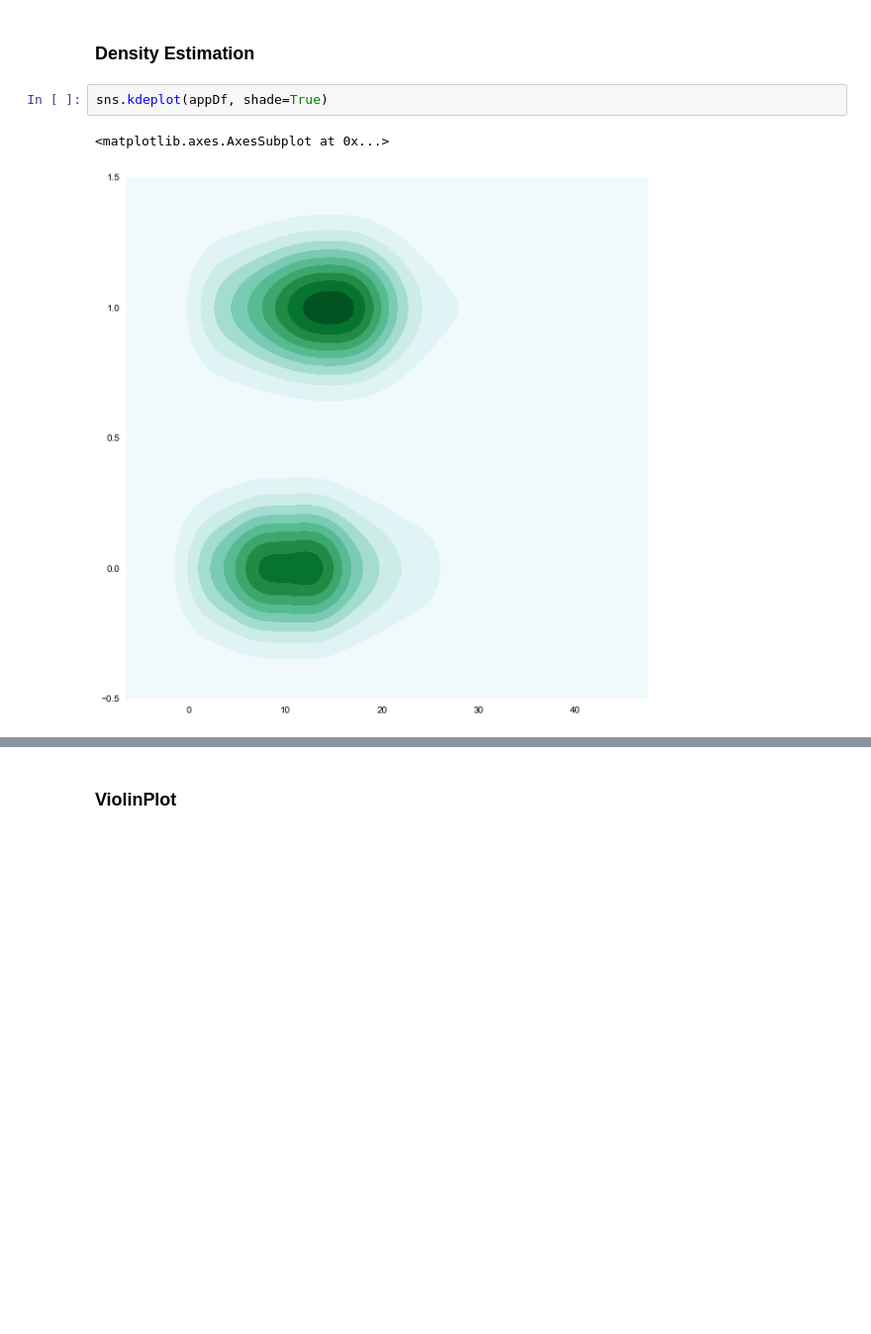
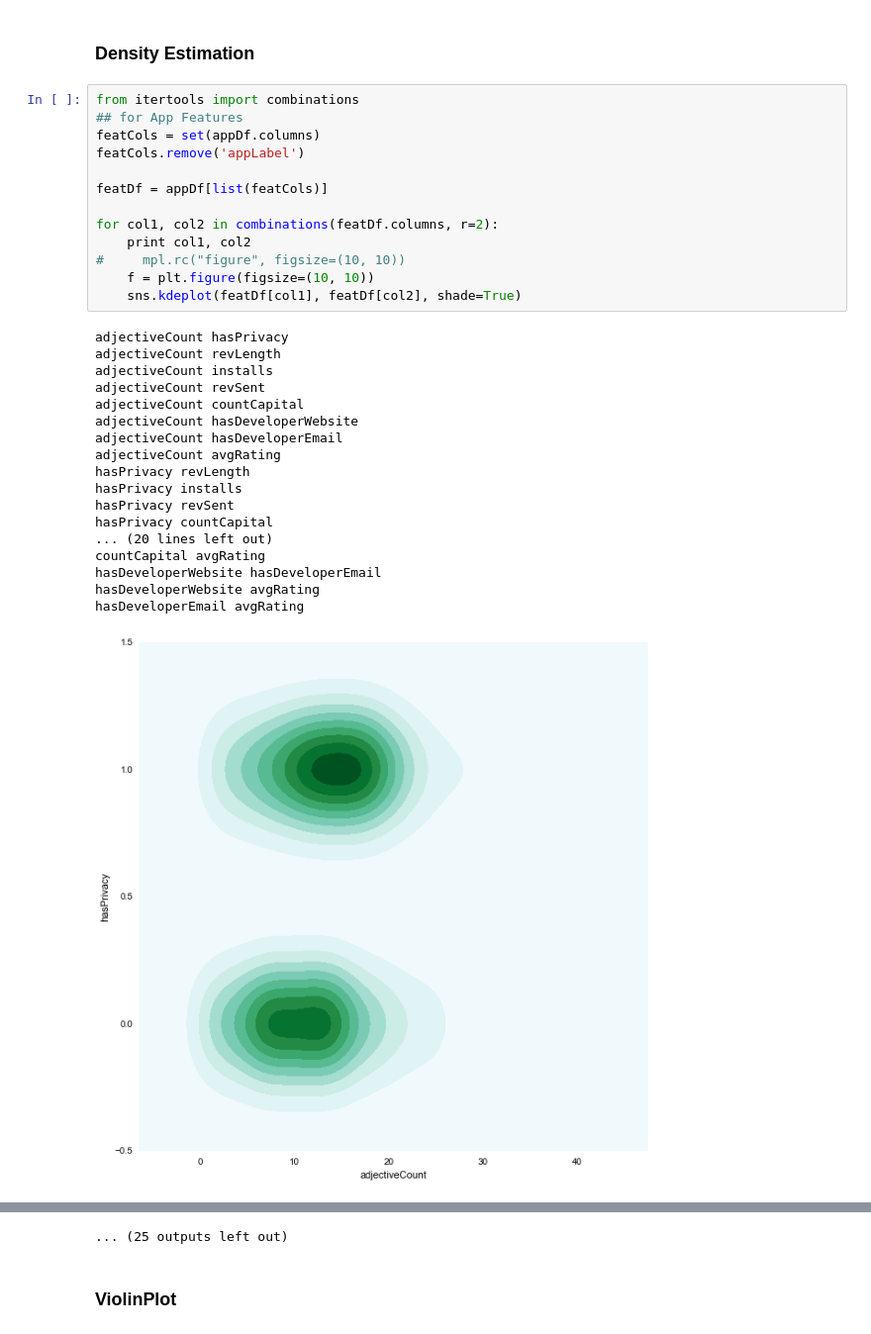
Before and after one commit to seekshreyas/obidroid, a Jupyter notebook: ObidroidUnivariateExploration.ipynb, the cells around one changed output, grey strips where cells are left out. Shown at 99% size. Saved outputs shown, nothing was run; the diff lists cells and outputs as text; blank space fills up the shorter version.

Commit message:
all variables generating kdeplots

```diff
--- a/ObidroidUnivariateExploration.ipynb
+++ b/ObidroidUnivariateExploration.ipynb
@@ -115,7 +126,34 @@ mpl.rc("figure", figsize=(10, 10))
 # %% [markdown]
 ### Density Estimation
-# %%
-sns.kdeplot(appDf, shade=True)
-# %% [output]
-<matplotlib.axes.AxesSubplot at 0x...>
-[figure, removed]
+# %%
+from itertools import combinations
+## for App Features
+featCols = set(appDf.columns)
+featCols.remove('appLabel')
+
+featDf = appDf[list(featCols)]
+
+for col1, col2 in combinations(featDf.columns, r=2):
+    print col1, col2
+#     mpl.rc("figure", figsize=(10, 10))
+    f = plt.figure(figsize=(10, 10))
+    sns.kdeplot(featDf[col1], featDf[col2], shade=True)
+# %% [output]
+adjectiveCount hasPrivacy
+adjectiveCount revLength
+adjectiveCount installs
+adjectiveCount revSent
+adjectiveCount countCapital
+adjectiveCount hasDeveloperWebsite
+adjectiveCount hasDeveloperEmail
+adjectiveCount avgRating
+hasPrivacy revLength
+hasPrivacy installs
+hasPrivacy revSent
+hasPrivacy countCapital
+... (20 lines left out)
+countCapital avgRating
+hasDeveloperWebsite hasDeveloperEmail
+hasDeveloperWebsite avgRating
+hasDeveloperEmail avgRating
+[figure, added]
@@ -122,3 +170,4 @@ sns.kdeplot(appDf, shade=True)
+... (25 outputs left out)
 # %% [markdown]
 ### ViolinPlot
 # %%
```
Also changed, not shown: parts of 6 cells of this notebook, 1 other file.
